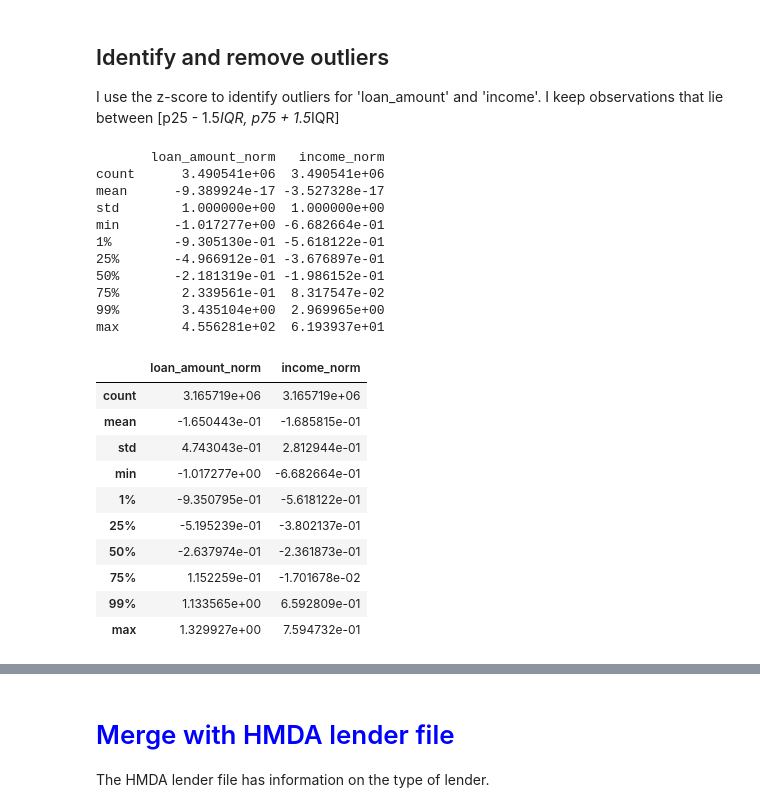
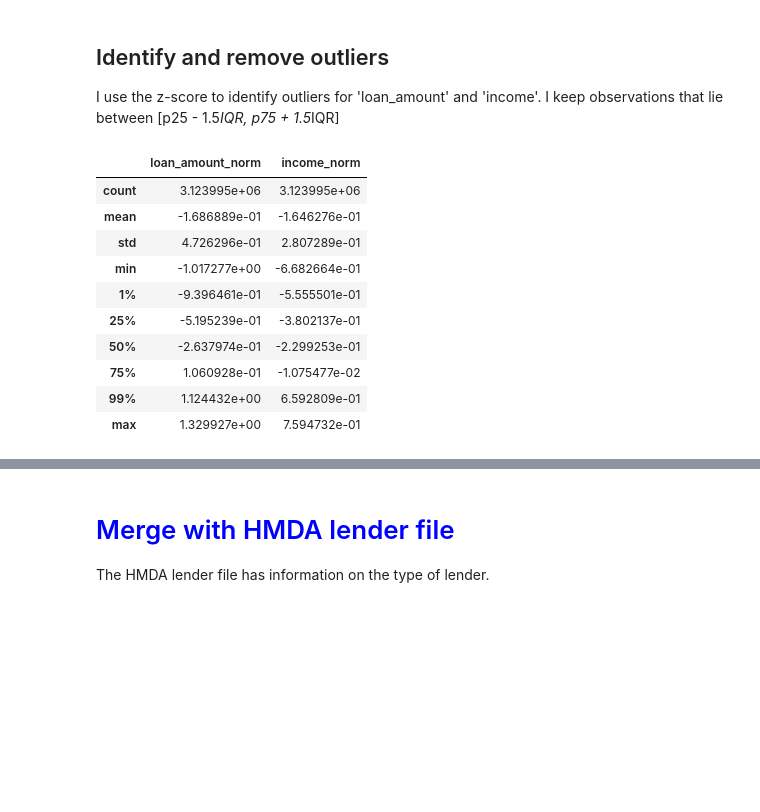
Before and after one commit to aya-bellicha/mortgage_rejection, a Jupyter notebook: mortgage_rejections.ipynb, the cells around one changed output, grey strips where cells are left out. Saved outputs shown, nothing was run; the diff lists cells and outputs as text; code cells hidden in the pictures; blank space fills up the shorter version.

```diff
--- a/mortgage_rejections.ipynb
+++ b/mortgage_rejections.ipynb
@@ -133,6 +139,8 @@ scaler = scaler.fit(hmda.loan_amount.values.reshape(-1,1))
 hmda['loan_amount_norm'] = scaler.transform(hmda.loan_amount.values.reshape(-1,1))
 scaler = scaler.fit(hmda.income.values.reshape(-1,1))
 hmda['income_norm'] = scaler.transform(hmda.income.values.reshape(-1,1))
+scaler = scaler.fit(hmda.lti.values.reshape(-1,1))
+hmda['lti_norm'] = scaler.transform(hmda.lti.values.reshape(-1,1))
 # %%
 def find_outlier(x,p25=0,p75=0,p1=0,p99=0,method='pct'):
     if (method == 'iqr'):
@@ -146,33 +154,24 @@ def find_outlier(x,p25=0,p75=0,p1=0,p99=0,method='pct'):
 # %%
 hmda[['loan_amount_norm','income_norm']].describe(percentiles = [0.01,0.25,0.50,0.75,0.99])
 pcnt = np.percentile(hmda.loan_amount_norm,[25,75])
 hmda['loan_amount_outlier'] = hmda['loan_amount_norm'].map(lambda x: find_outlier(x,p25=pcnt[0],p75=pcnt[1],method = 'iqr'))
 pcnt = np.percentile(hmda.income_norm,[25,75])
 hmda['income_outlier'] = hmda['income_norm'].map(lambda x: find_outlier(x,p25=pcnt[0],p75=pcnt[1],method = 'iqr'))
-hmda = hmda[(hmda['loan_amount_outlier'] == False) & (hmda['income_outlier'] == False)]
+pcnt = np.percentile(hmda.lti_norm,[25,75])
+hmda['lti_outlier'] = hmda['lti_norm'].map(lambda x: find_outlier(x,p25=pcnt[0],p75=pcnt[1],method = 'iqr'))
+hmda = hmda[(hmda['loan_amount_outlier'] == False) & (hmda['income_outlier'] == False) & (hmda['lti_outlier'] == False)]
 hmda[['loan_amount_norm','income_norm']].describe(percentiles = [0.01,0.25,0.50,0.75,0.99])
 # %% [output]
-       loan_amount_norm   income_norm
-count      3.490541e+06  3.490541e+06
-mean      -9.389924e-17 -3.527328e-17
-std        1.000000e+00  1.000000e+00
-min       -1.017277e+00 -6.682664e-01
-1%        -9.305130e-01 -5.618122e-01
-25%       -4.966912e-01 -3.676897e-01
-50%       -2.181319e-01 -1.986152e-01
-75%        2.339561e-01  8.317547e-02
-99%        3.435104e+00  2.969965e+00
-max        4.556281e+02  6.193937e+01
 |  | loan_amount_norm | income_norm |
-| count | 3.165719e+06 | 3.165719e+06 |
-| mean | -1.650443e-01 | -1.685815e-01 |
-| std | 4.743043e-01 | 2.812944e-01 |
+| count | 3.123995e+06 | 3.123995e+06 |
+| mean | -1.686889e-01 | -1.646276e-01 |
+| std | 4.726296e-01 | 2.807289e-01 |
 | min | -1.017277e+00 | -6.682664e-01 |
-| 1% | -9.350795e-01 | -5.618122e-01 |
+| 1% | -9.396461e-01 | -5.555501e-01 |
 | 25% | -5.195239e-01 | -3.802137e-01 |
-| 50% | -2.637974e-01 | -2.361873e-01 |
-| 75% | 1.152259e-01 | -1.701678e-02 |
-| 99% | 1.133565e+00 | 6.592809e-01 |
+| 50% | -2.637974e-01 | -2.299253e-01 |
+| 75% | 1.060928e-01 | -1.075477e-02 |
+| 99% | 1.124432e+00 | 6.592809e-01 |
 | max | 1.329927e+00 | 7.594732e-01 |
 # %%
 #plot the distributions
```
Also changed, not shown: parts of 29 cells of this notebook.
